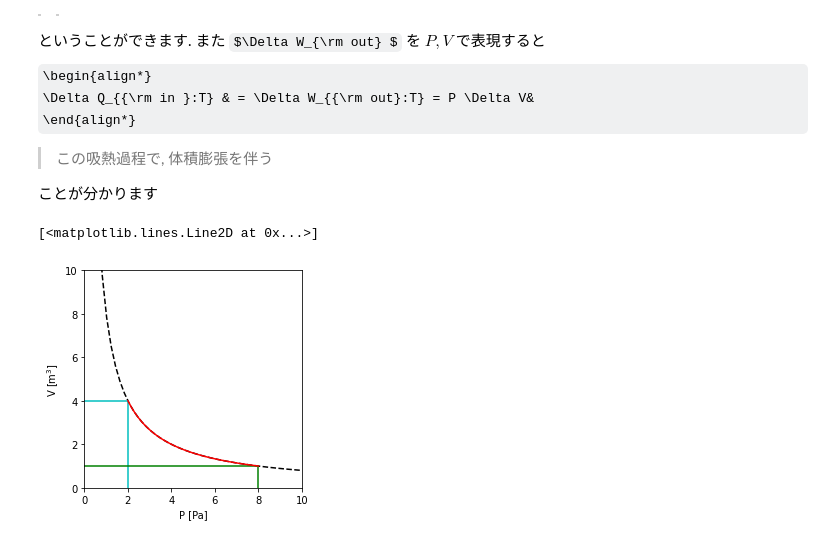
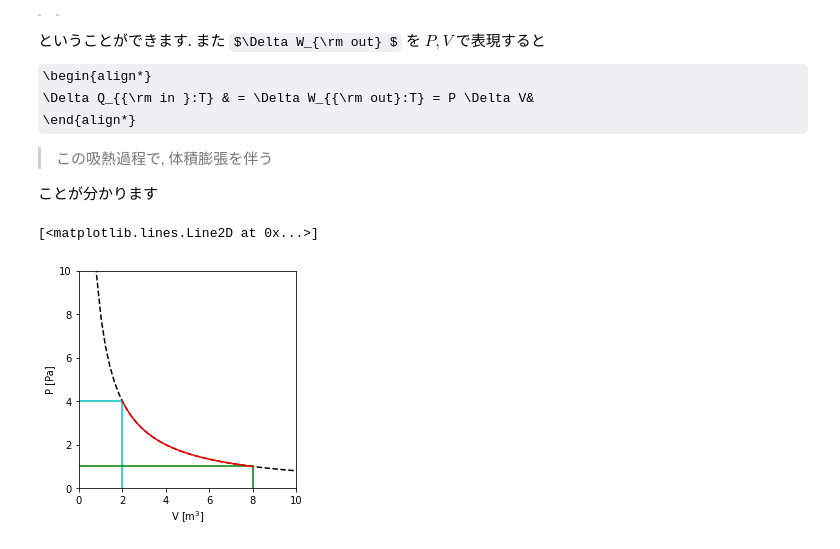
Before and after one commit to kzhkAKT/Physics2, a Jupyter notebook: 3331_等温変化_物理2.ipynb, the cells around one changed output. Saved outputs shown, nothing was run; the diff lists cells and outputs as text; code cells hidden in the pictures; some formulas as TeX source.

```diff
--- a/3331_等温変化_物理2.ipynb
+++ b/3331_等温変化_物理2.ipynb
@@ -112,28 +112,28 @@ $\require{cancel}$
 # %%
 #@title ΔV=0 の吸熱過程では外部に仕事を行う
 %matplotlib inline
 
 import matplotlib.pyplot as plt
 import numpy as np
 
 x = np.linspace(0.001, 10, 50)
 v = np.linspace(2, 8, 40)
 
 fig = plt.figure()
 ax = fig.add_subplot(111)
 
 plt.xlim([0,10])
 plt.ylim([0,10])
 
 ax.set_aspect('equal', adjustable='box')
-ax.set_xlabel('P [Pa]')
-ax.set_ylabel('V [m$^3$]')
+ax.set_ylabel('P [Pa]')
+ax.set_xlabel('V [m$^3$]')
 
 plt.plot(x, 8/x, '--', color="k")
 plt.plot([0,2,2],[4,4,0],color="c")
 plt.plot([0,8,8],[1,1,0],color="g")
 
 plt.plot(v, 8/v, '-', color="r")
 # %% [output]
 [<matplotlib.lines.Line2D at 0x...>]
-[figure, old version]
+[figure, new version]
```
Also changed, not shown: parts of 2 cells of this notebook.
